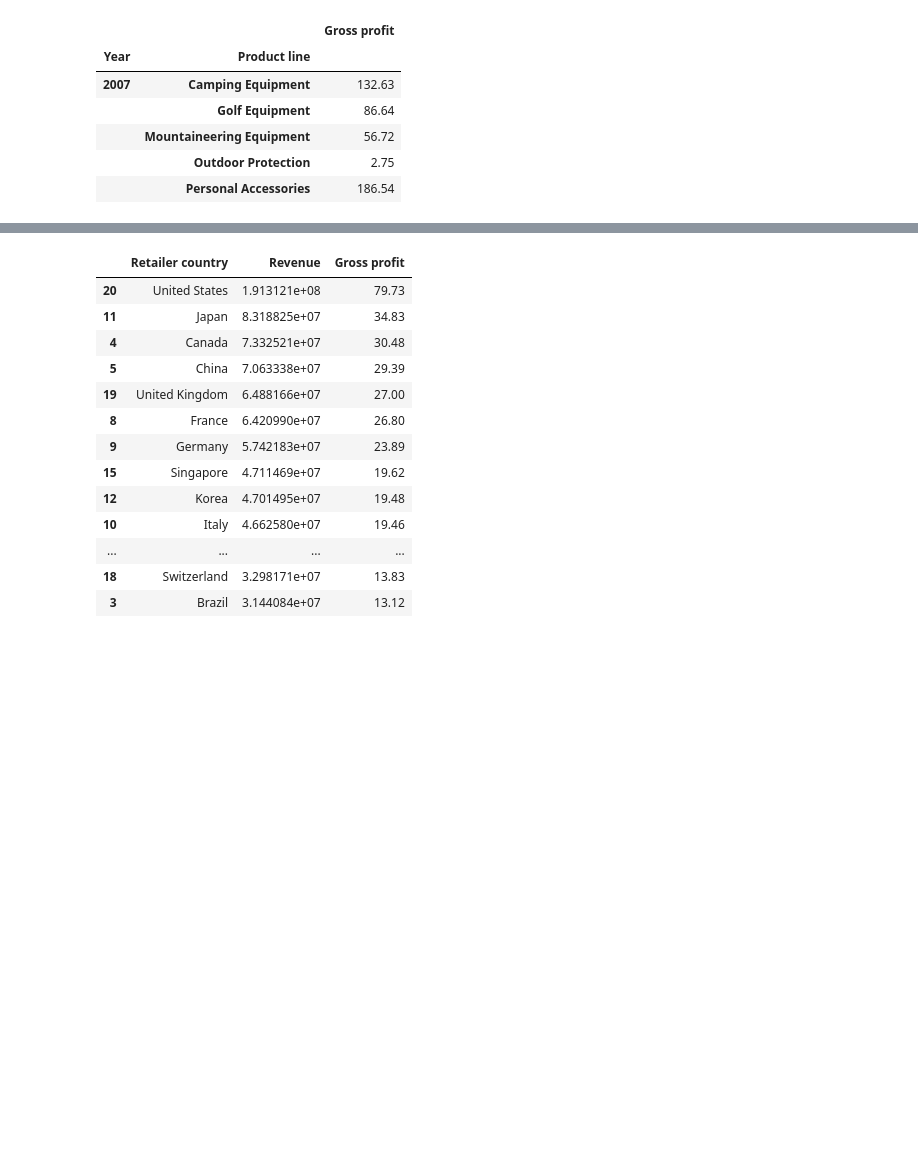
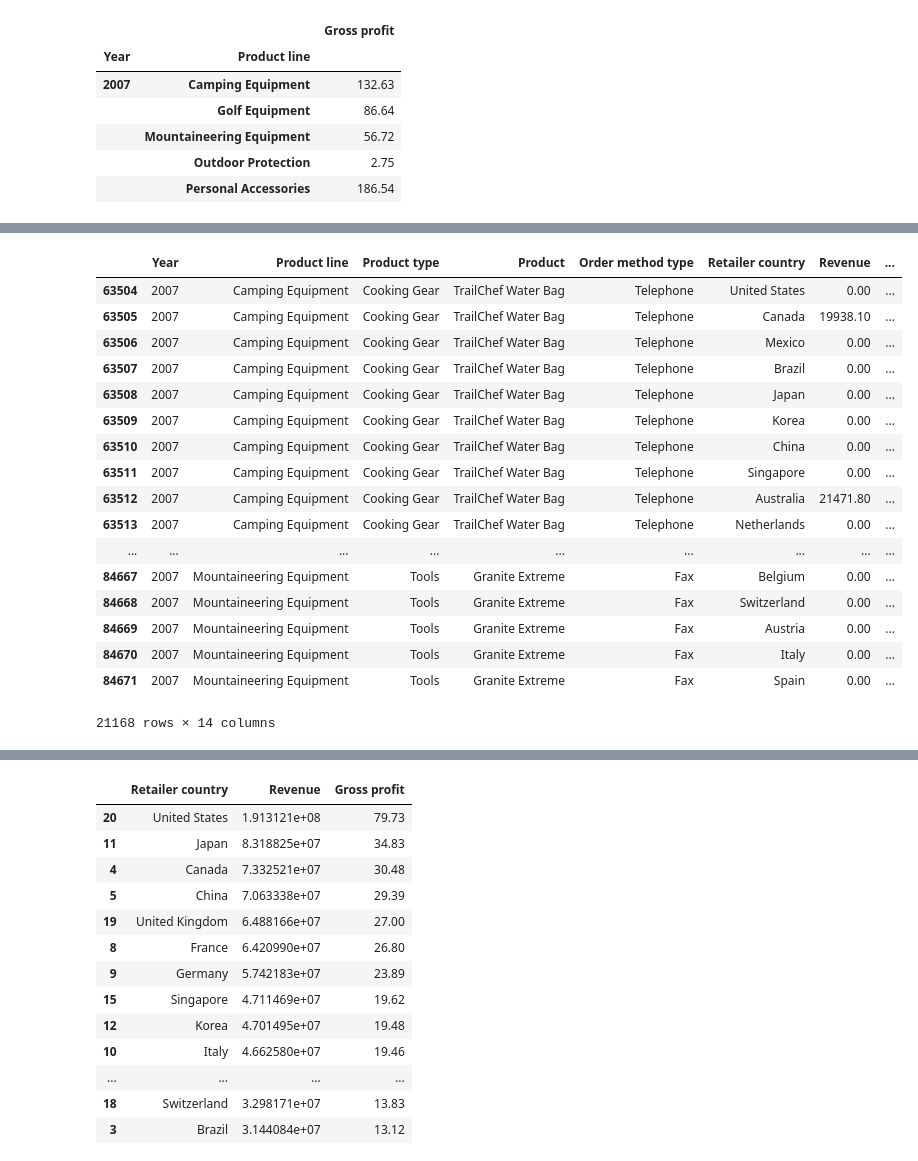
Before and after one commit to alexfcub/Presentation-And-Visualization, a Jupyter notebook: hw2/Data inspection.ipynb, the cells around one changed output, grey strips where cells are left out. Saved outputs shown, nothing was run; the diff lists cells and outputs as text; code cells hidden in the pictures; blank space fills up the shorter version.

```diff
--- a/hw2/Data inspection.ipynb
+++ b/hw2/Data inspection.ipynb
@@ -33,4 +68,24 @@ df_2007 = df[df["Year"]==2007]
 # %%
 df_2007 = df_2007.fillna(0)
+df_2007
+# %% [output]
+|  | Year | Product line | Product type | Product | Order method type | Retailer country | Revenue | ... |
+| 63504 | 2007 | Camping Equipment | Cooking Gear | TrailChef Water Bag | Telephone | United States | 0.00 | ... |
+| 63505 | 2007 | Camping Equipment | Cooking Gear | TrailChef Water Bag | Telephone | Canada | 19938.10 | ... |
+| 63506 | 2007 | Camping Equipment | Cooking Gear | TrailChef Water Bag | Telephone | Mexico | 0.00 | ... |
+| 63507 | 2007 | Camping Equipment | Cooking Gear | TrailChef Water Bag | Telephone | Brazil | 0.00 | ... |
+| 63508 | 2007 | Camping Equipment | Cooking Gear | TrailChef Water Bag | Telephone | Japan | 0.00 | ... |
+| 63509 | 2007 | Camping Equipment | Cooking Gear | TrailChef Water Bag | Telephone | Korea | 0.00 | ... |
+| 63510 | 2007 | Camping Equipment | Cooking Gear | TrailChef Water Bag | Telephone | China | 0.00 | ... |
+| 63511 | 2007 | Camping Equipment | Cooking Gear | TrailChef Water Bag | Telephone | Singapore | 0.00 | ... |
+| 63512 | 2007 | Camping Equipment | Cooking Gear | TrailChef Water Bag | Telephone | Australia | 21471.80 | ... |
+| 63513 | 2007 | Camping Equipment | Cooking Gear | TrailChef Water Bag | Telephone | Netherlands | 0.00 | ... |
+| ... | ... | ... | ... | ... | ... | ... | ... | ... |
+| 84667 | 2007 | Mountaineering Equipment | Tools | Granite Extreme | Fax | Belgium | 0.00 | ... |
+| 84668 | 2007 | Mountaineering Equipment | Tools | Granite Extreme | Fax | Switzerland | 0.00 | ... |
+| 84669 | 2007 | Mountaineering Equipment | Tools | Granite Extreme | Fax | Austria | 0.00 | ... |
+| 84670 | 2007 | Mountaineering Equipment | Tools | Granite Extreme | Fax | Italy | 0.00 | ... |
+| 84671 | 2007 | Mountaineering Equipment | Tools | Granite Extreme | Fax | Spain | 0.00 | ... |
+21168 rows × 14 columns
 # %%
 gross_by_product_line = df_2007.groupby("Product line",as_index = False).sum()[["Product line","Revenue","Gross profit"]]
```
Also changed, not shown: parts of 10 cells of this notebook, 9 other files.
